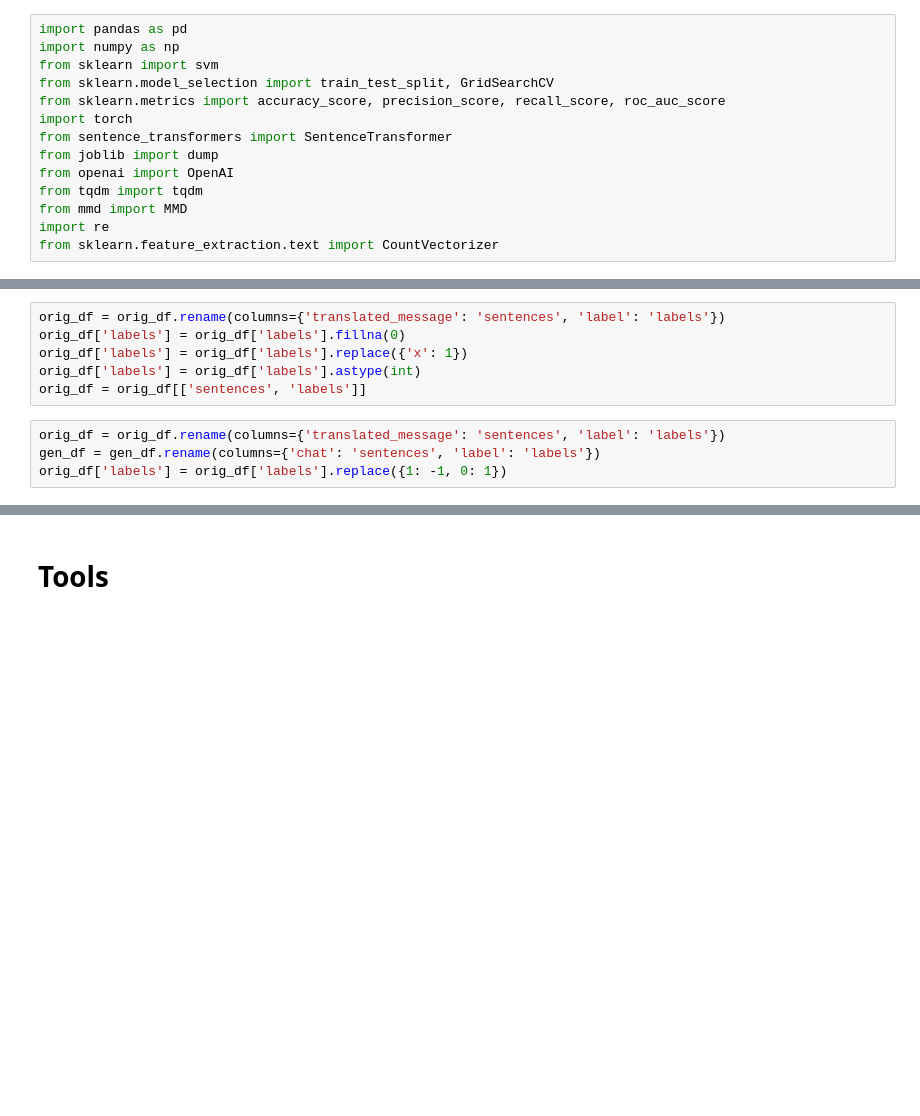
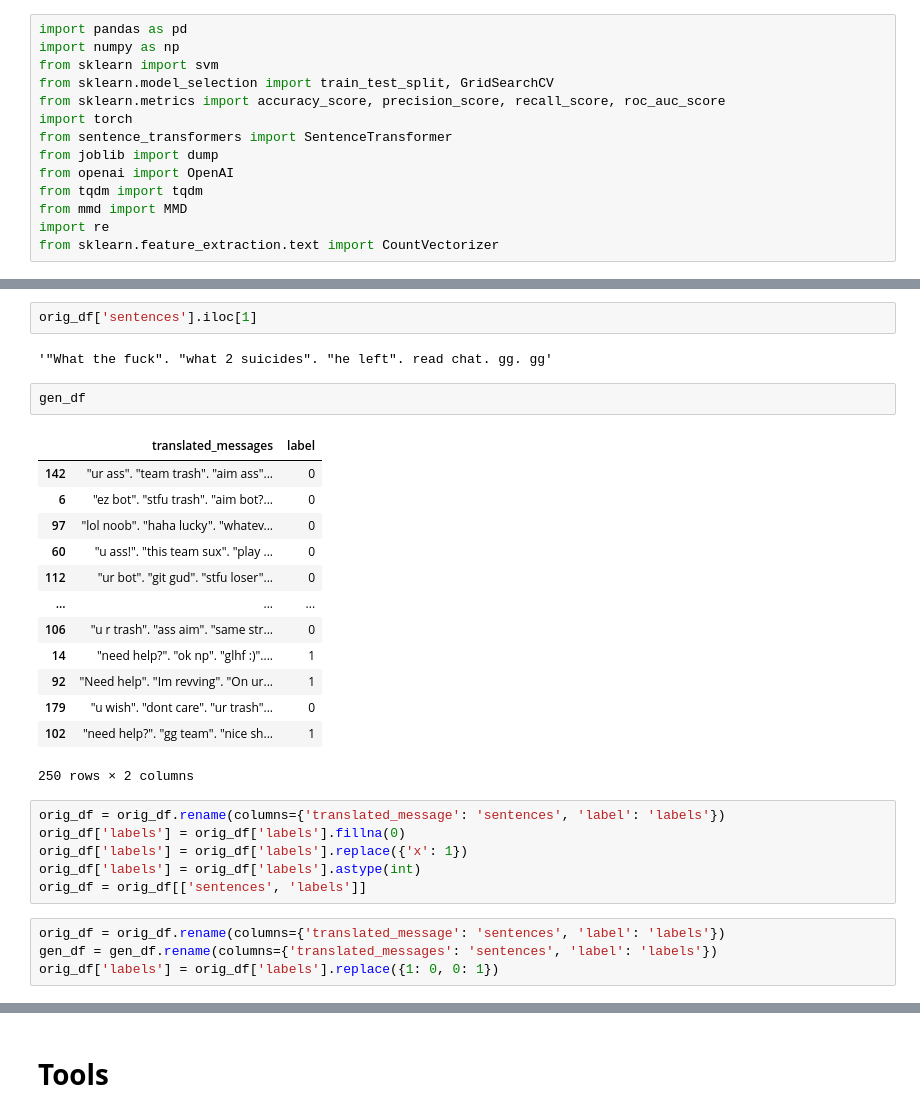
Before and after one commit to prangunj23/PGSURF25, a Jupyter notebook: dota2/sumstats_classifier.ipynb, the cells around one changed output, grey strips where cells are left out. Saved outputs shown, nothing was run; the diff lists cells and outputs as text; blank space fills up the shorter version.

```diff
--- a/dota2/sumstats_classifier.ipynb
+++ b/dota2/sumstats_classifier.ipynb
@@ -22,3 +29,23 @@ gen_df = gen_df.sample(n=250, random_state=42)
+# %%
+orig_df['sentences'].iloc[1]
+# %% [output]
+'"What the fuck". "what 2 suicides". "he left". read chat. gg. gg'
+# %%
+gen_df
+# %% [output]
+|  | translated_messages | label |
+| 142 | "ur ass". "team trash". "aim ass"... | 0 |
+| 6 | "ez bot". "stfu trash". "aim bot?... | 0 |
+| 97 | "lol noob". "haha lucky". "whatev... | 0 |
+| 60 | "u ass!". "this team sux". "play ... | 0 |
+| 112 | "ur bot". "git gud". "stfu loser"... | 0 |
+| ... | ... | ... |
+| 106 | "u r trash". "ass aim". "same str... | 0 |
+| 14 | "need help?". "ok np". "glhf :)".... | 1 |
+| 92 | "Need help". "Im revving". "On ur... | 1 |
+| 179 | "u wish". "dont care". "ur trash"... | 0 |
+| 102 | "need help?". "gg team". "nice sh... | 1 |
+250 rows × 2 columns
 # %%
 orig_df = orig_df.rename(columns={'translated_message': 'sentences', 'label': 'labels'})
 orig_df['labels'] = orig_df['labels'].fillna(0)
@@ -27,8 +54,8 @@ orig_df['labels'] = orig_df['labels'].astype(int)
 orig_df = orig_df[['sentences', 'labels']]
 # %%
 orig_df = orig_df.rename(columns={'translated_message': 'sentences', 'label': 'labels'})
-gen_df = gen_df.rename(columns={'chat': 'sentences', 'label': 'labels'})
-orig_df['labels'] = orig_df['labels'].replace({1: -1, 0: 1})
+gen_df = gen_df.rename(columns={'translated_messages': 'sentences', 'label': 'labels'})
+orig_df['labels'] = orig_df['labels'].replace({1: 0, 0: 1})
 # %%
 orig_df
 # %% [output]
```
Also changed, not shown: parts of 15 cells of this notebook, 4 other files.
